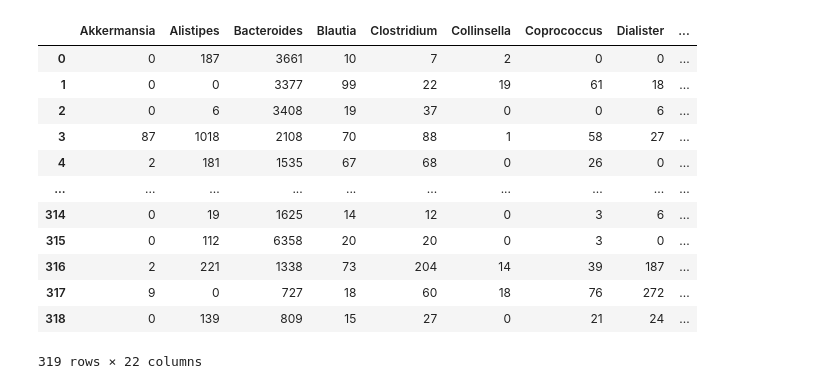
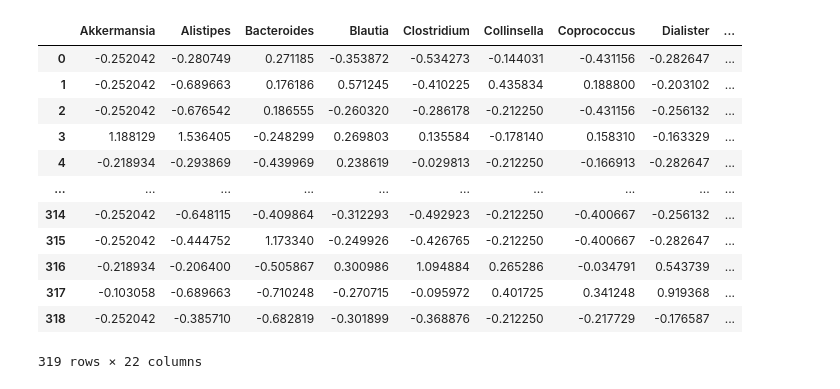
Before and after one commit to xuan13hao/microbiomformer, a Jupyter notebook: pretrain.ipynb, the cells around one changed output. Saved outputs shown, nothing was run; the diff lists cells and outputs as text; code cells hidden in the pictures.

```diff
--- a/pretrain.ipynb
+++ b/pretrain.ipynb
@@ -1,49 +1,42 @@
 # %%
 import pandas as pd
 import torch
 import torch.nn as nn
 from torch.utils.data import Dataset, DataLoader
 from torch.optim import Adam
 import numpy as np
 from sklearn.preprocessing import StandardScaler
 import torch.nn as nn
 import torch.optim as optim
 import matplotlib.pyplot as plt
 
-# 检查是否有GPU
 device = torch.device("cuda" if torch.cuda.is_available() else "cpu")
 
-# 加载OTU表格文件
 otu_table = pd.read_csv('genus_rotated_f_filtered.csv', header=0, index_col=None)
 
-# # 标准化数据
-# scaler = StandardScaler()
-# otu_table_scaled = scaler.fit_transform(otu_table)
+scaler = StandardScaler()
+otu_table_scaled = scaler.fit_transform(otu_table)
 
-# 将标准化后的数据转换回DataFrame
-otu_table_scaled_df = otu_table
+otu_table_scaled_df = pd.DataFrame(otu_table_scaled, columns=otu_table.columns)
 
-# 创建genus名称到唯一索引的映射
-genus_names = otu_table.columns.tolist()
-genus_to_idx = {genus: idx for idx, genus in enumerate(genus_names)}
 
-# 创建genus名称到唯一索引的映射
 genus_names = otu_table_scaled_df.columns.tolist()
 genus_to_idx = {genus: idx for idx, genus in enumerate(genus_names)}
 
+
 otu_table_scaled_df
 # %% [output]
 |  | Akkermansia | Alistipes | Bacteroides | Blautia | Clostridium | Collinsella | Coprococcus | Dialister | ... |
-| 0 | 0 | 187 | 3661 | 10 | 7 | 2 | 0 | 0 | ... |
-| 1 | 0 | 0 | 3377 | 99 | 22 | 19 | 61 | 18 | ... |
-| 2 | 0 | 6 | 3408 | 19 | 37 | 0 | 0 | 6 | ... |
-| 3 | 87 | 1018 | 2108 | 70 | 88 | 1 | 58 | 27 | ... |
-| 4 | 2 | 181 | 1535 | 67 | 68 | 0 | 26 | 0 | ... |
+| 0 | -0.252042 | -0.280749 | 0.271185 | -0.353872 | -0.534273 | -0.144031 | -0.431156 | -0.282647 | ... |
+| 1 | -0.252042 | -0.689663 | 0.176186 | 0.571245 | -0.410225 | 0.435834 | 0.188800 | -0.203102 | ... |
+| 2 | -0.252042 | -0.676542 | 0.186555 | -0.260320 | -0.286178 | -0.212250 | -0.431156 | -0.256132 | ... |
+| 3 | 1.188129 | 1.536405 | -0.248299 | 0.269803 | 0.135584 | -0.178140 | 0.158310 | -0.163329 | ... |
+| 4 | -0.218934 | -0.293869 | -0.439969 | 0.238619 | -0.029813 | -0.212250 | -0.166913 | -0.282647 | ... |
 | ... | ... | ... | ... | ... | ... | ... | ... | ... | ... |
-| 314 | 0 | 19 | 1625 | 14 | 12 | 0 | 3 | 6 | ... |
-| 315 | 0 | 112 | 6358 | 20 | 20 | 0 | 3 | 0 | ... |
-| 316 | 2 | 221 | 1338 | 73 | 204 | 14 | 39 | 187 | ... |
-| 317 | 9 | 0 | 727 | 18 | 60 | 18 | 76 | 272 | ... |
-| 318 | 0 | 139 | 809 | 15 | 27 | 0 | 21 | 24 | ... |
+| 314 | -0.252042 | -0.648115 | -0.409864 | -0.312293 | -0.492923 | -0.212250 | -0.400667 | -0.256132 | ... |
+| 315 | -0.252042 | -0.444752 | 1.173340 | -0.249926 | -0.426765 | -0.212250 | -0.400667 | -0.282647 | ... |
+| 316 | -0.218934 | -0.206400 | -0.505867 | 0.300986 | 1.094884 | 0.265286 | -0.034791 | 0.543739 | ... |
+| 317 | -0.103058 | -0.689663 | -0.710248 | -0.270715 | -0.095972 | 0.401725 | 0.341248 | 0.919368 | ... |
+| 318 | -0.252042 | -0.385710 | -0.682819 | -0.301899 | -0.368876 | -0.212250 | -0.217729 | -0.176587 | ... |
 319 rows × 22 columns
 # %%
```
Also changed, not shown: parts of 6 cells of this notebook, 1 other file.
